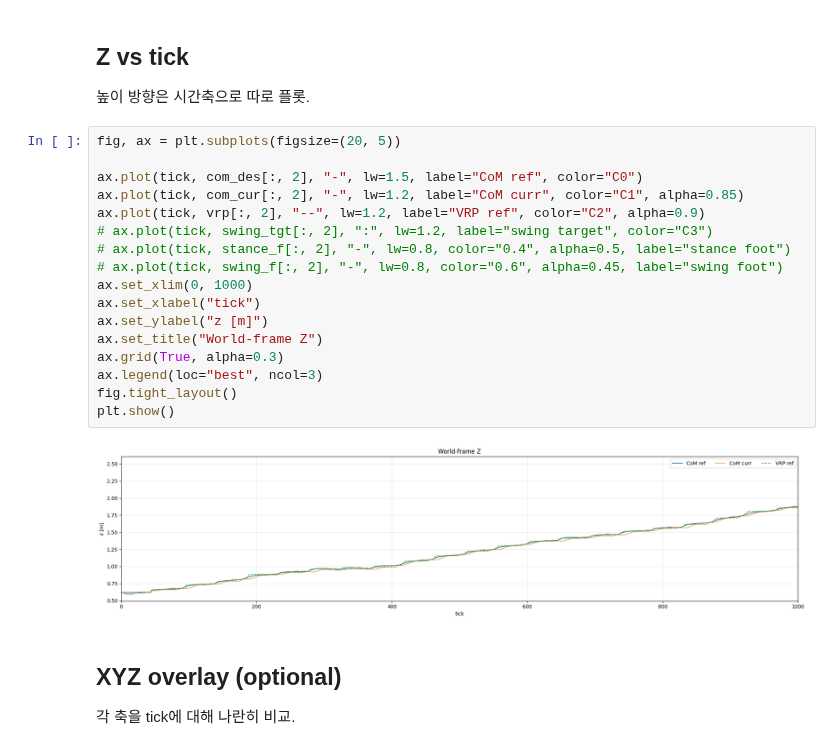
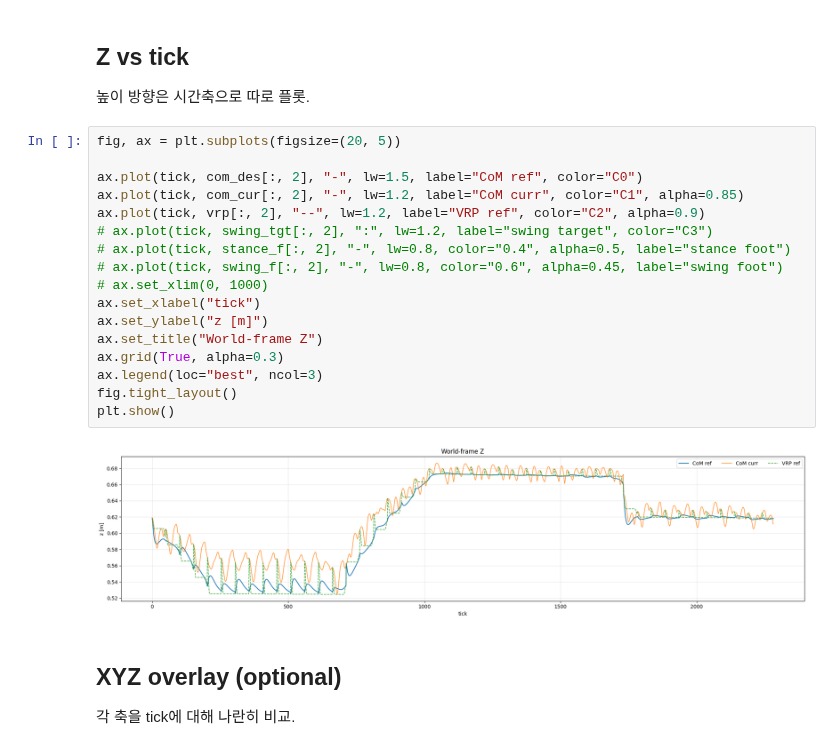
Before and after one commit to yongarry/g1_controller, a Jupyter notebook: log/newplot.ipynb, the cells around one changed output. Saved outputs shown, nothing was run; the diff lists cells and outputs as text.

```diff
--- a/log/newplot.ipynb
+++ b/log/newplot.ipynb
@@ -145,22 +145,22 @@ plt.show()
 # %%
 fig, ax = plt.subplots(figsize=(20, 5))
 
 ax.plot(tick, com_des[:, 2], "-", lw=1.5, label="CoM ref", color="C0")
 ax.plot(tick, com_cur[:, 2], "-", lw=1.2, label="CoM curr", color="C1", alpha=0.85)
 ax.plot(tick, vrp[:, 2], "--", lw=1.2, label="VRP ref", color="C2", alpha=0.9)
 # ax.plot(tick, swing_tgt[:, 2], ":", lw=1.2, label="swing target", color="C3")
 # ax.plot(tick, stance_f[:, 2], "-", lw=0.8, color="0.4", alpha=0.5, label="stance foot")
 # ax.plot(tick, swing_f[:, 2], "-", lw=0.8, color="0.6", alpha=0.45, label="swing foot")
-ax.set_xlim(0, 1000)
+# ax.set_xlim(0, 1000)
 ax.set_xlabel("tick")
 ax.set_ylabel("z [m]")
 ax.set_title("World-frame Z")
 ax.grid(True, alpha=0.3)
 ax.legend(loc="best", ncol=3)
 fig.tight_layout()
 plt.show()
 # %% [output]
-[figure, old version]
+[figure, new version]
 # %% [markdown]
 ## XYZ overlay (optional)
 
```
Also changed, not shown: parts of 5 cells of this notebook, 12 other files.
